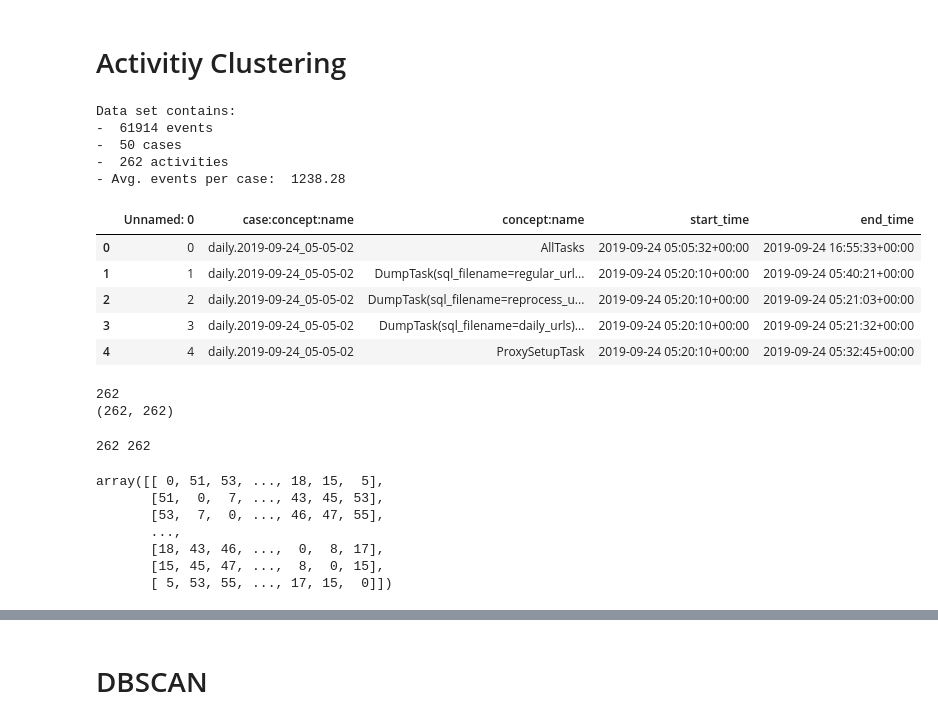
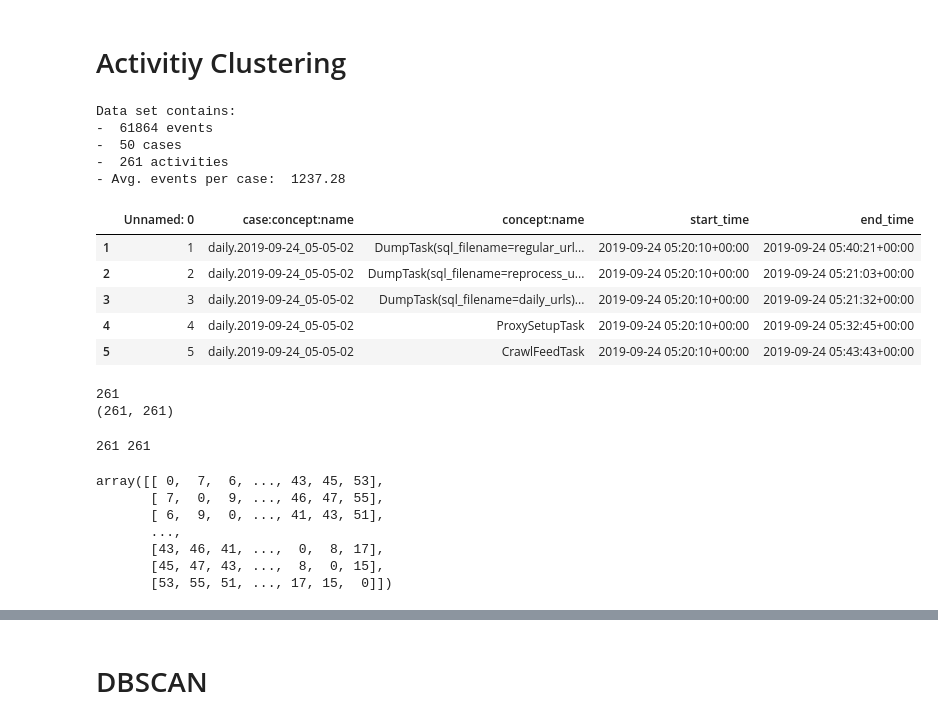
Before and after one commit to andreamalhera/perfSky, a Jupyter notebook: notebooks/activity_clustering.ipynb, the cells around one changed output, grey strips where cells are left out. Cells and saved outputs as stored; diff of their text form; code cells hidden in the pictures.

Commit message:
Save activity names without redundancy

```diff
--- a/notebooks/activity_clustering.ipynb
+++ b/notebooks/activity_clustering.ipynb
@@ -18,38 +18,39 @@ warnings.filterwarnings('ignore') # Remove warnings
 # %%
 #CASE_ID = "Auftragsnr.-Artikelnr."
 CASE_ID = 'case'
 ACTIVITY_ID = 'activity'
 
 #df = pd.read_csv("../data/Auswertung_März_merged_Auftragsnr.-Artikelnr.csv", sep=";", dtype='unicode')
 df = pd.read_csv("../../perfsky/data/daily.2019-July_September.csv", sep=",", dtype='unicode')
+df = df[df[ACTIVITY_ID]!='AllTasks']
 
 print('Data set contains:')
 print('- ',len(df),'events')
 print('- ',len(df['case'].unique()),'cases')
 print('- ',len(df[ACTIVITY_ID].unique()),'activities')
 
 avg_activities = df[CASE_ID].value_counts().mean()
 print("- Avg. events per case: ", avg_activities)
 
 # Convert to event log
 df.rename(columns={CASE_ID: 'case:concept:name',
                    ACTIVITY_ID: 'concept:name',
                    "start_timestamp": "time:timestamp"}, inplace=True)
 temp = dataframe_utils.convert_timestamp_columns_in_df(df)
 log = log_converter.apply(temp)
 df.head()
 # %% [output]
 Data set contains:
--  61914 events
+-  61864 events
 -  50 cases
--  262 activities
-- Avg. events per case:  1238.28
+-  261 activities
+- Avg. events per case:  1237.28
 |  | Unnamed: 0 | case:concept:name | concept:name | start_time | end_time |
-| 0 | 0 | daily.2019-09-24_05-05-02 | AllTasks | 2019-09-24 05:05:32+00:00 | 2019-09-24 16:55:33+00:00 |
 | 1 | 1 | daily.2019-09-24_05-05-02 | DumpTask(sql_filename=regular_url... | 2019-09-24 05:20:10+00:00 | 2019-09-24 05:40:21+00:00 |
 | 2 | 2 | daily.2019-09-24_05-05-02 | DumpTask(sql_filename=reprocess_u... | 2019-09-24 05:20:10+00:00 | 2019-09-24 05:21:03+00:00 |
 | 3 | 3 | daily.2019-09-24_05-05-02 | DumpTask(sql_filename=daily_urls)... | 2019-09-24 05:20:10+00:00 | 2019-09-24 05:21:32+00:00 |
 | 4 | 4 | daily.2019-09-24_05-05-02 | ProxySetupTask | 2019-09-24 05:20:10+00:00 | 2019-09-24 05:32:45+00:00 |
+| 5 | 5 | daily.2019-09-24_05-05-02 | CrawlFeedTask | 2019-09-24 05:20:10+00:00 | 2019-09-24 05:43:43+00:00 |
 # %%
 # Parameters
 
@@ -277,20 +278,20 @@ distance_matrix, tid  = compute_distance_matrix(activities, DISTANCE)
 print(len(tid))
 print(distance_matrix.shape)
 # %% [output]
-262
-(262, 262)
+261
+(261, 261)
 # %%
 print(len(distance_matrix), len(distance_matrix[0]))
 distance_matrix
 # %% [output]
-262 262
+261 261
-array([[ 0, 51, 53, ..., 18, 15,  5],
-       [51,  0,  7, ..., 43, 45, 53],
-       [53,  7,  0, ..., 46, 47, 55],
+array([[ 0,  7,  6, ..., 43, 45, 53],
+       [ 7,  0,  9, ..., 46, 47, 55],
+       [ 6,  9,  0, ..., 41, 43, 51],
        ...,
-       [18, 43, 46, ...,  0,  8, 17],
-       [15, 45, 47, ...,  8,  0, 15],
-       [ 5, 53, 55, ..., 17, 15,  0]])
+       [43, 46, 41, ...,  0,  8, 17],
+       [45, 47, 43, ...,  8,  0, 15],
+       [53, 55, 51, ..., 17, 15,  0]])
 # %%
 clustering = AgglomerativeClustering(linkage=LINKAGE, affinity='precomputed', n_clusters=N_CLUSTERS).fit(distance_matrix)
 clustering.labels_
```
Also changed, not shown: parts of 6 cells of this notebook.
